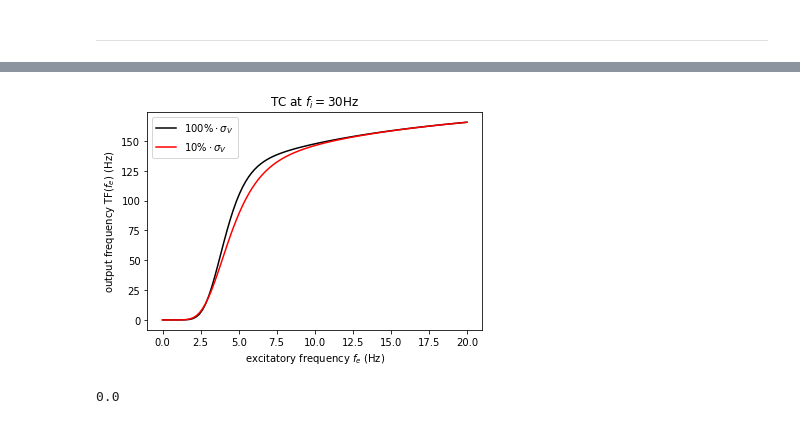
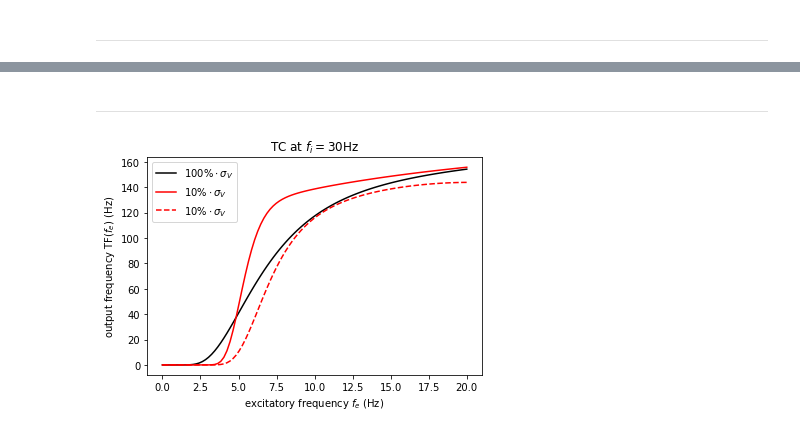
Before and after one commit to SiodhachanOSullivan/MF-Thalamus, a Jupyter notebook: fitTF.ipynb, the cells around one changed output, grey strips where cells are left out. Saved outputs shown, nothing was run; the diff lists cells and outputs as text; code cells hidden in the pictures.

```diff
--- a/fitTF.ipynb
+++ b/fitTF.ipynb
@@ -198,9 +208,11 @@ ___
+# %% [markdown]
+___
 # %%
 import numpy as np
 import matplotlib.pyplot as plt
 from scipy.special import erfc
 # %%
-PP = np.load('NEW2params_RE.npy')
+PP = np.load('data\\NEW2params_TC.npy')
 # %%
 def TF2(P,fexc,finh,adapt, Nexc,Ninh,Qe,Qi,Cm,El, noise=1):
 
@@ -260,24 +272,24 @@ Ei=-80*1.e-3
 # %%
 fe = np.linspace(0,20,100)
 fi = 30
-# fout1 = TF2(PP,fe,fi,0, Nexc=800,Ninh=25,Qe=1e-9,Qi=6e-9,Cm=160e-12,El=-65e-3)
-# fout2 = TF2(PP,fe,fi,0, Nexc=800,Ninh=25,Qe=1e-9,Qi=6e-9,Cm=160e-12,El=-65e-3, noise=0.1)
-fout1 = TF2(PP,fe,fi,0, Nexc=400,Ninh=150,Qe=4e-9,Qi=1e-9,Cm=200e-12,El=-75e-3)
-fout2 = TF2(PP,fe,fi,0, Nexc=400,Ninh=150,Qe=4e-9,Qi=1e-9,Cm=200e-12,El=-75e-3, noise=0.1)
+fout1 = TF2(PP,fe,fi,0, Nexc=800,Ninh=25,Qe=1e-9,Qi=6e-9,Cm=160e-12,El=-65e-3)
+fout2 = TF2(PP,fe,fi,0, Nexc=800,Ninh=25,Qe=1e-9,Qi=6e-9,Cm=160e-12,El=-65e-3, noise=0.3)
+PP2=PP.copy()
+# PP2[2] = RE[2]
+PP2[5]*=2
+# PP2[8] = RE[8]
+# PP2[9] = RE[9]
+fout3 = TF2(PP2,fe,fi,0, Nexc=800,Ninh=25,Qe=1e-9,Qi=6e-9,Cm=160e-12,El=-65e-3, noise=0.3)
+# fout1 = TF2(PP,fe,fi,0, Nexc=400,Ninh=150,Qe=4e-9,Qi=1e-9,Cm=200e-12,El=-75e-3)
+# fout2 = TF2(PP,fe,fi,0, Nexc=400,Ninh=150,Qe=4e-9,Qi=1e-9,Cm=200e-12,El=-75e-3, noise=0.1)
 plt.plot(fe,fout1,'black', label='$100\%\cdot\sigma_V$')
 plt.plot(fe,fout2,'r', label='$10\%\cdot\sigma_V$')
+plt.plot(fe,fout3,'--r', label='$10\%\cdot\sigma_V$')
 
 plt.legend()
 plt.xlabel("excitatory frequency $f_e$ (Hz)")
 plt.ylabel("output frequency TF$(f_e)$ (Hz)")
-plt.title("TC at $f_i=30$Hz")
-plt.savefig("NoiseTF_RE30Hz.png", dpi=250)
+plt.title("TC at $f_i=30$Hz");
+# plt.savefig("NoiseTF_RE30Hz.png", dpi=250)
 # %% [output]
-[figure, old version]
+[figure, new version]
-# %%
-m, s, t, tN = MPF(35, 0, 0, Qe=1e-9,Qi=6e-9,Cm=160e-12,El=-55e-3,a=0,Nexc=800,Ninh=25)
-m, s, t, tN
-TF(PP, m, s, t, tN)
-# TF(PP, muV, sV, Tv, TvN)[0,1]
-# %% [output]
-0.0
```
Also changed, not shown: parts of 2 cells of this notebook, 2 other files.
